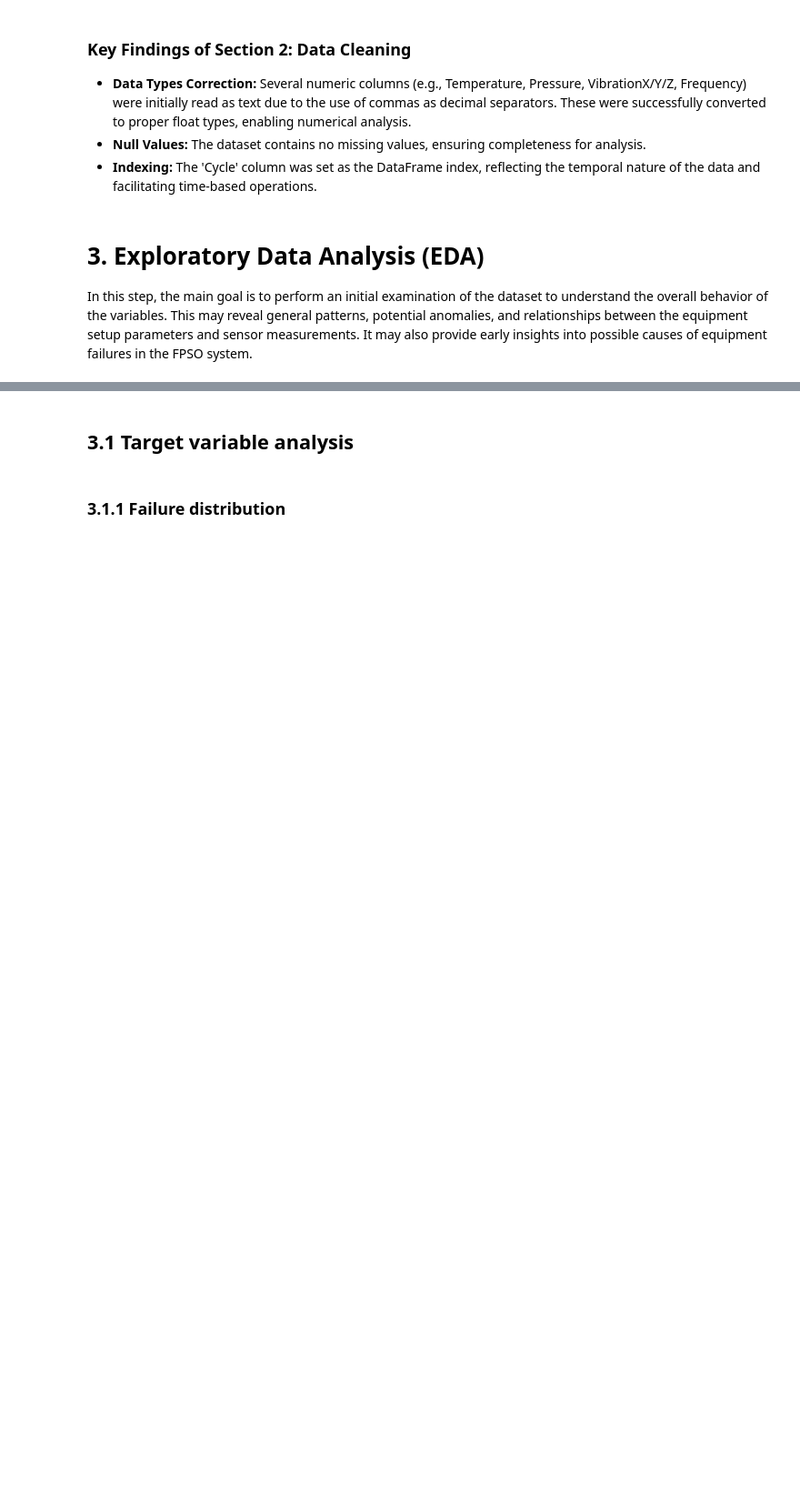
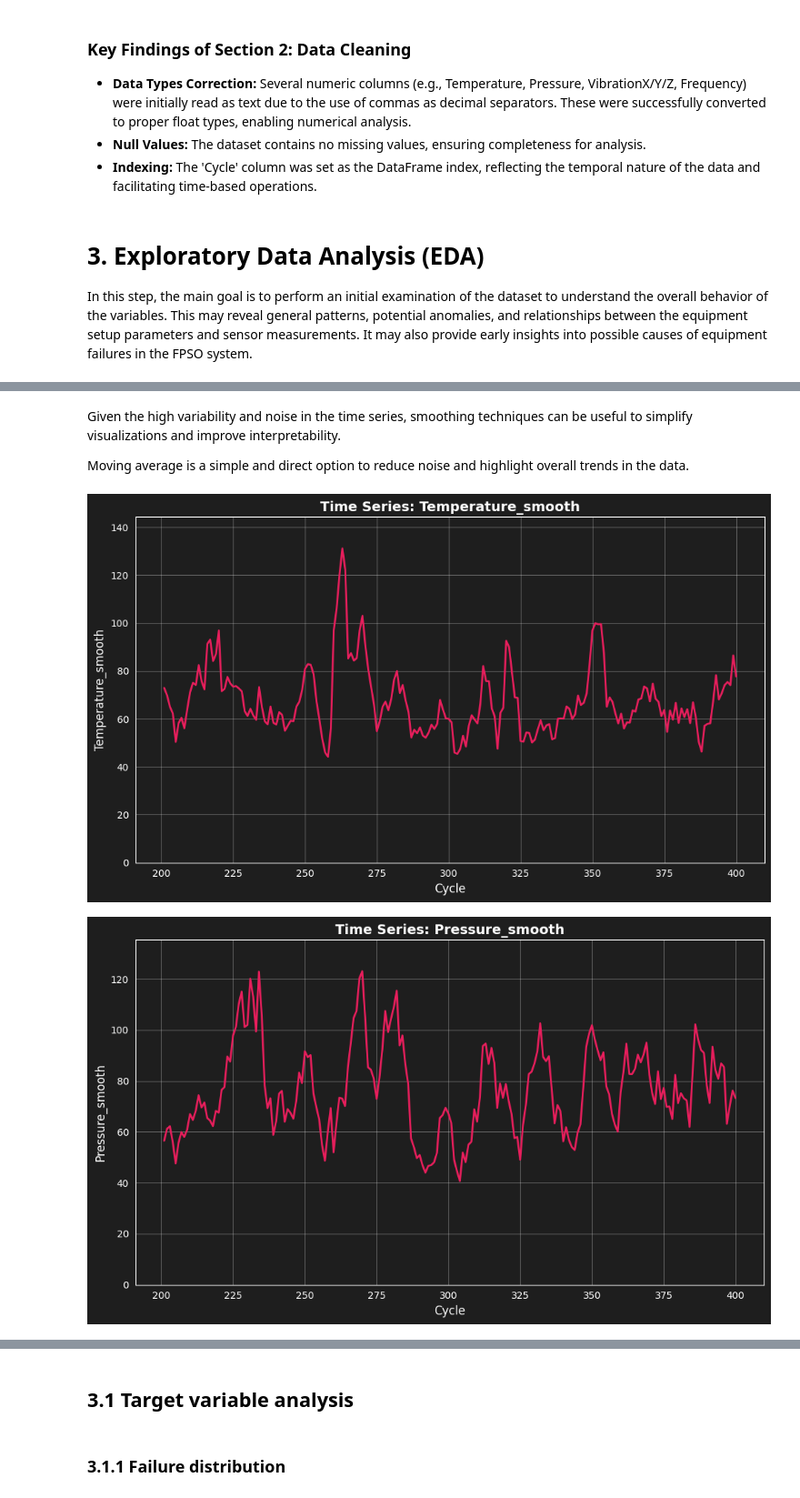
Before and after one commit to jackson-simionato/fpso-equipment-monitoring, a Jupyter notebook: notebooks/01_eda_exploration.ipynb, the cells around one changed output, grey strips where cells are left out. Shown at 91% size. Cells and saved outputs as stored; diff of their text form; code cells hidden in the pictures; blank space fills up the shorter version.

```diff
--- a/notebooks/01_eda_exploration.ipynb
+++ b/notebooks/01_eda_exploration.ipynb
@@ -161,0 +195,12 @@ In this step, the main goal is to perform an initial examination of the dataset
+# %% [markdown]
+Given the high variability and noise in the time series, smoothing techniques can be useful to simplify visualizations and improve interpretability.
+
+Moving average is a simple and direct option to reduce noise and highlight overall trends in the data.
+# %%
+# Plotting time series for all variables. Filtering the DataFrame to a specific range for clarity
+for col in ['Temperature', 'Pressure', 'VibrationX', 'VibrationY', 'VibrationZ', 'Frequency']:
+    df[f'{col}_smooth'] = df[col].rolling(window=5, center=True).mean()
+    DataPlotter().plot_time_series(df.iloc[200:400], f'{col}_smooth')
+# %% [output]
+[figure, added]
+[figure, added]
```
Also changed, not shown: parts of 9 cells of this notebook.
